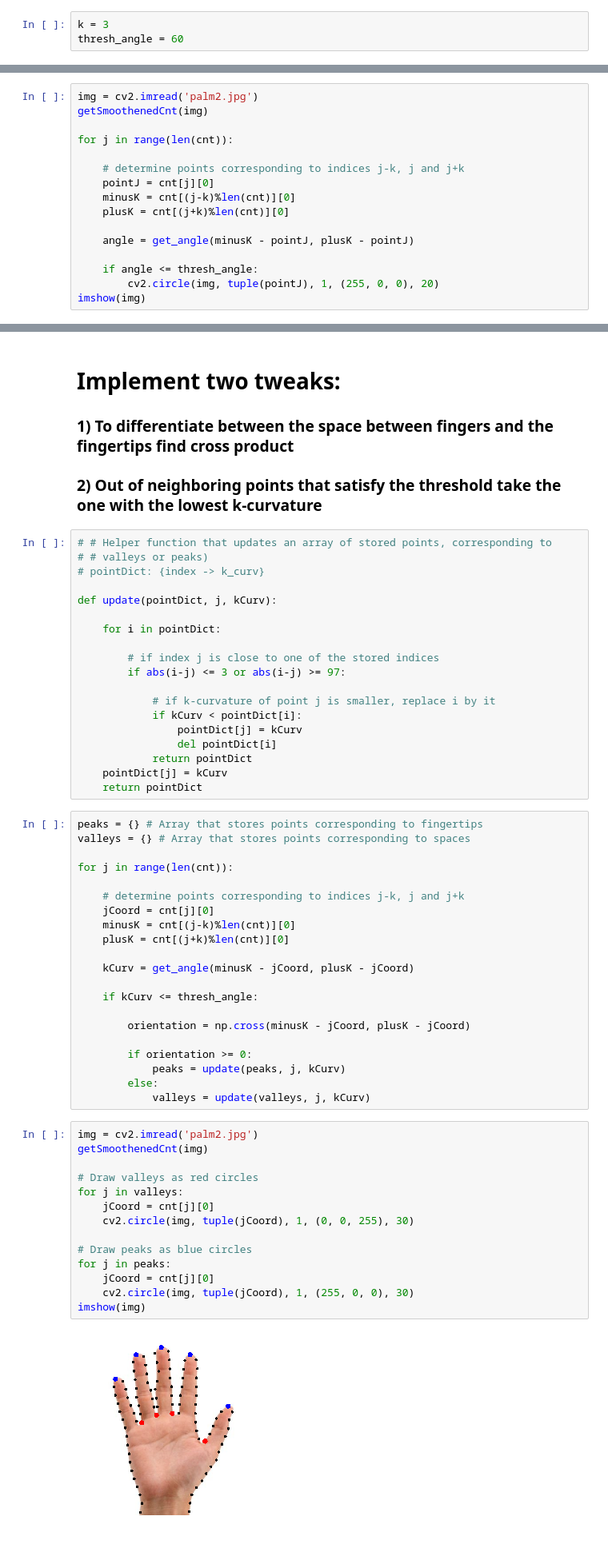
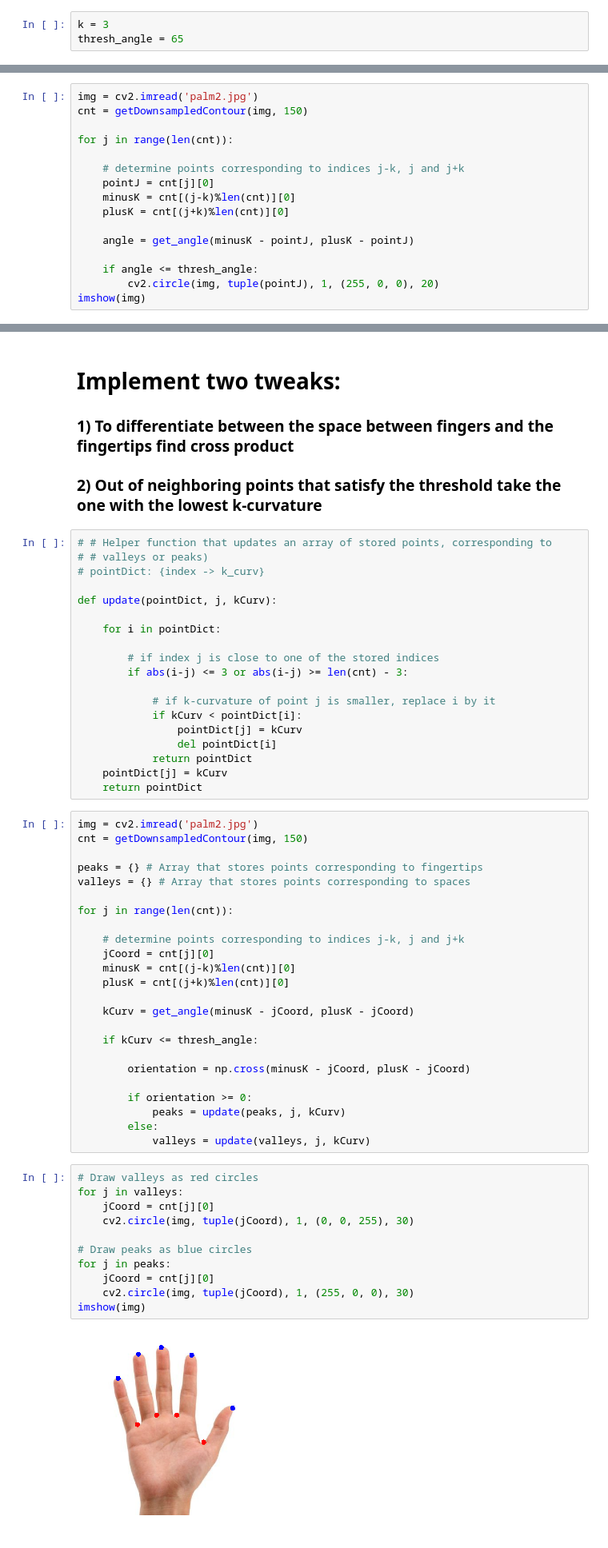
Before and after one commit to buenayerba/hand-and-finger-tracking, a Jupyter notebook: tutorial1_stationary_fingertip_tracking.ipynb, the cells around one changed output, grey strips where cells are left out. Shown at 80% size. Saved outputs shown, nothing was run; the diff lists cells and outputs as text.

```diff
--- a/tutorial1_stationary_fingertip_tracking.ipynb
+++ b/tutorial1_stationary_fingertip_tracking.ipynb
@@ -104,7 +82,7 @@ imshow(img)
    ###  Take k = 3 and threshold angle = 60
 # %%
 k = 3
-thresh_angle = 60
+thresh_angle = 65
 # %%
 # Helper function to find angle between two vectors
 def get_angle(v1, v2):
@@ -118,7 +96,7 @@ def dist(v1, v2):
     return np.linalg.norm(np.array(v1)-v2)
 # %%
 img = cv2.imread('palm2.jpg')
-getSmoothenedCnt(img)
+cnt = getDownsampledContour(img, 150)
 
 for j in range(len(cnt)):
 
@@ -148,7 +126,7 @@ def update(pointDict, j, kCurv):
     for i in pointDict:
 
         # if index j is close to one of the stored indices
-        if abs(i-j) <= 3 or abs(i-j) >= 97:
+        if abs(i-j) <= 3 or abs(i-j) >= len(cnt) - 3:
 
             # if k-curvature of point j is smaller, replace i by it
             if kCurv < pointDict[i]:
@@ -158,6 +136,9 @@ def update(pointDict, j, kCurv):
     pointDict[j] = kCurv
     return pointDict
 # %%
+img = cv2.imread('palm2.jpg')
+cnt = getDownsampledContour(img, 150)
+
 peaks = {} # Array that stores points corresponding to fingertips
 valleys = {} # Array that stores points corresponding to spaces
 
@@ -179,18 +160,15 @@ for j in range(len(cnt)):
         else:
             valleys = update(valleys, j, kCurv)
 # %%
-img = cv2.imread('palm2.jpg')
-getSmoothenedCnt(img)
-
 # Draw valleys as red circles
 for j in valleys:
     jCoord = cnt[j][0]
     cv2.circle(img, tuple(jCoord), 1, (0, 0, 255), 30)
 
 # Draw peaks as blue circles
 for j in peaks:
     jCoord = cnt[j][0]
     cv2.circle(img, tuple(jCoord), 1, (255, 0, 0), 30)
 imshow(img)
 # %% [output]
-[figure, old version]
+[figure, new version]
```
Also changed, not shown: parts of 13 cells of this notebook, 3 other files.
